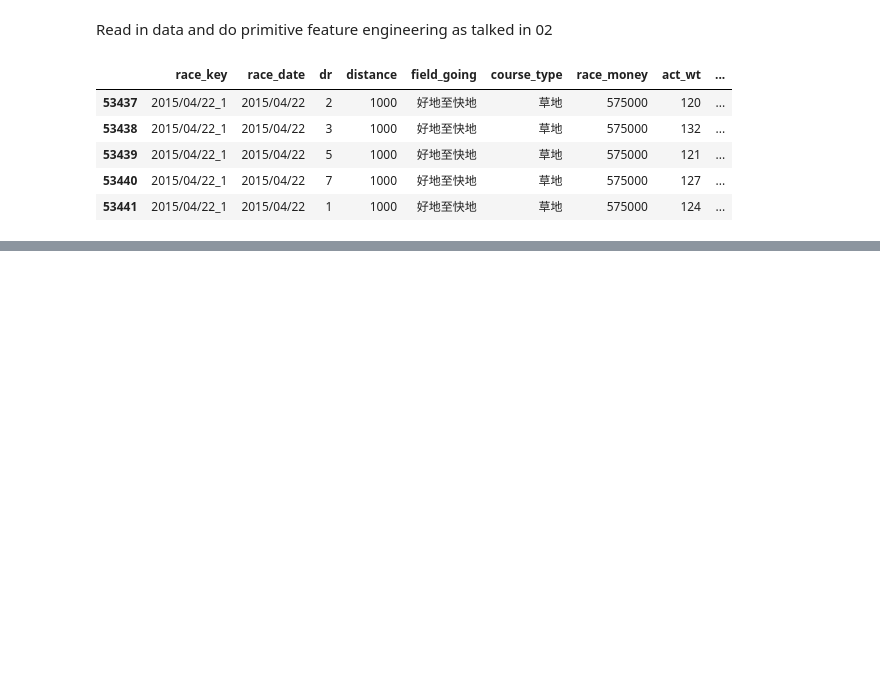
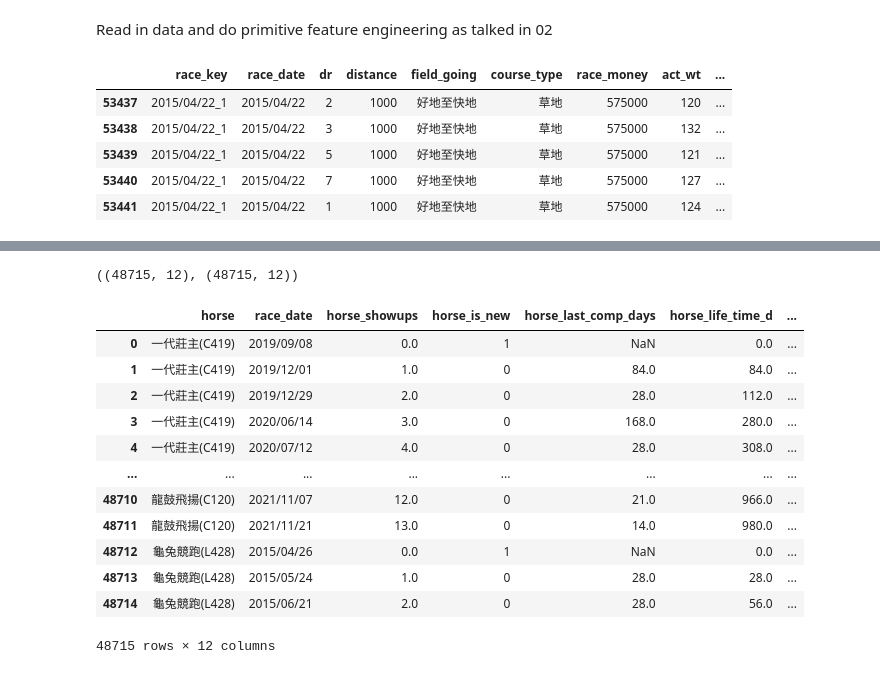
Before and after one commit to FanDazz/hkjc_race_ranking, a Jupyter notebook: 03_modeling.ipynb, the cells around one changed output, grey strips where cells are left out. Saved outputs shown, nothing was run; the diff lists cells and outputs as text; code cells hidden in the pictures; blank space fills up the shorter version.

Commit message:
performance extraction

```diff
--- a/03_modeling.ipynb
+++ b/03_modeling.ipynb
@@ -80,0 +62,4 @@ Name: course_type, dtype: int64
+# %%
+from horse.process import train_test_split
+
+train, test = train_test_split(perform, 'race_date', 0.1)
@@ -80,0 +171,20 @@ Name: course_type, dtype: int64
+# %%
+horse_showups.shape, horse_showups.drop_duplicates().shape
+# %% [output]
+((48715, 12), (48715, 12))
+# %%
+horse_showups
+# %% [output]
+|  | horse | race_date | horse_showups | horse_is_new | horse_last_comp_days | horse_life_time_d | ... |
+| 0 | 一代莊主(C419) | 2019/09/08 | 0.0 | 1 | NaN | 0.0 | ... |
+| 1 | 一代莊主(C419) | 2019/12/01 | 1.0 | 0 | 84.0 | 84.0 | ... |
+| 2 | 一代莊主(C419) | 2019/12/29 | 2.0 | 0 | 28.0 | 112.0 | ... |
+| 3 | 一代莊主(C419) | 2020/06/14 | 3.0 | 0 | 168.0 | 280.0 | ... |
+| 4 | 一代莊主(C419) | 2020/07/12 | 4.0 | 0 | 28.0 | 308.0 | ... |
+| ... | ... | ... | ... | ... | ... | ... | ... |
+| 48710 | 龍鼓飛揚(C120) | 2021/11/07 | 12.0 | 0 | 21.0 | 966.0 | ... |
+| 48711 | 龍鼓飛揚(C120) | 2021/11/21 | 13.0 | 0 | 14.0 | 980.0 | ... |
+| 48712 | 龜兔競跑(L428) | 2015/04/26 | 0.0 | 1 | NaN | 0.0 | ... |
+| 48713 | 龜兔競跑(L428) | 2015/05/24 | 1.0 | 0 | 28.0 | 28.0 | ... |
+| 48714 | 龜兔競跑(L428) | 2015/06/21 | 2.0 | 0 | 28.0 | 56.0 | ... |
+48715 rows × 12 columns
```
Also changed, not shown: parts of 8 cells of this notebook, 1 other file.
